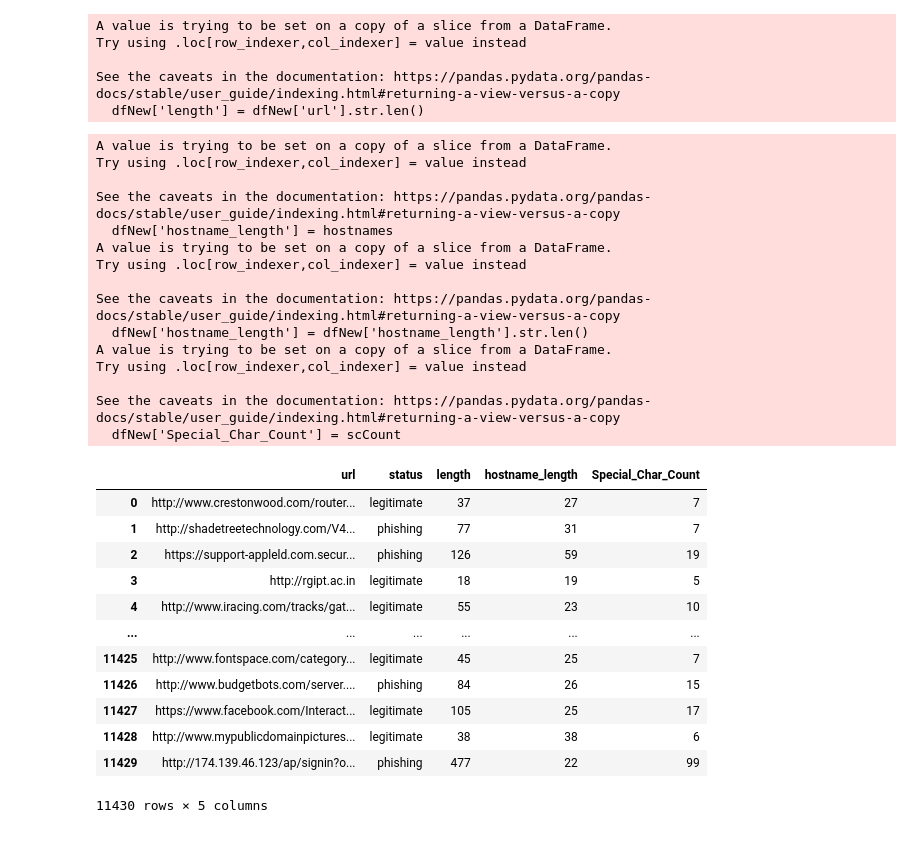
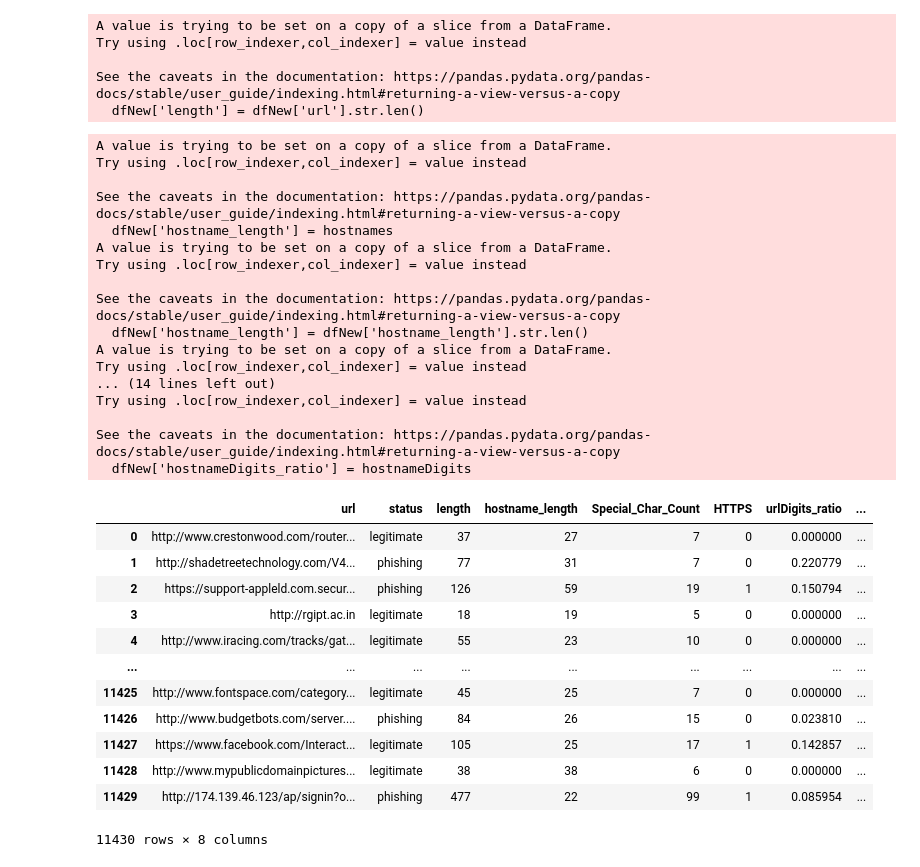
Before and after one commit to JavierCotto5201/LAB1_SDS, a Jupyter notebook: Laoratorio 1.ipynb, the cells around one changed output. Cells and saved outputs as stored; diff of their text form; code cells hidden in the pictures.

```diff
--- a/Laoratorio 1.ipynb
+++ b/Laoratorio 1.ipynb
@@ -139,36 +139,83 @@ def SpecialCharacters(dfNew):
     dfNew['Special_Char_Count'] = scCount
 
     return dfNew
+
+#Obtenemos si la URL tiene HTTPS o no
+def Check4HTTPS(dfNew):
+    check = []
+    for url in dfNew.url:
+        if "https" in url:
+            check.append(1)
+        else:
+            check.append(0)
+
+    dfNew['HTTPS'] = check
+    return dfNew
+
+#Obtenemos el ratio de números en la URL y en el Hostname
+def ratioDigits(dfNew):
+    digits = ["0", "1", "2", "3", "4", "5", "6", "7", "8", "9"]
+    hostnames = []
+    urlDigits = []
+    hostnameDigits = []
+    cont1 = 0
+    cont2 = 0
+
+    for url in dfNew.url:
+        for c in url:
+            if c in digits:
+                cont1 += 1
+
+        urlDigits.append(cont1/len(url))
+        cont1 = 0
+        hostnames.append('{uri.scheme}://{uri.netloc}/'.format(uri=urlparse(url)))
+
+    for hn in hostnames:
+        for c in hn:
+            if c in digits:
+                cont2 += 1
+
+        hostnameDigits.append(cont2/len(hn))
+        cont2 = 0
+
+    dfNew['urlDigits_ratio'] = urlDigits
+    dfNew['hostnameDigits_ratio'] = hostnameDigits
+
+    return dfNew
 # %%
 dfNew = getHostname(dfNew)
 dfNew = SpecialCharacters(dfNew)
+dfNew = Check4HTTPS(dfNew)
+dfNew = ratioDigits(dfNew)
 dfNew
 # %% [output]
 A value is trying to be set on a copy of a slice from a DataFrame.
 Try using .loc[row_indexer,col_indexer] = value instead
 
 See the caveats in the documentation: https://pandas.pydata.org/pandas-docs/stable/user_guide/indexing.html#returning-a-view-versus-a-copy
   dfNew['hostname_length'] = hostnames
 A value is trying to be set on a copy of a slice from a DataFrame.
 Try using .loc[row_indexer,col_indexer] = value instead
 
 See the caveats in the documentation: https://pandas.pydata.org/pandas-docs/stable/user_guide/indexing.html#returning-a-view-versus-a-copy
   dfNew['hostname_length'] = dfNew['hostname_length'].str.len()
 A value is trying to be set on a copy of a slice from a DataFrame.
 Try using .loc[row_indexer,col_indexer] = value instead
+... (14 lines left out)
+Try using .loc[row_indexer,col_indexer] = value instead
 
 See the caveats in the documentation: https://pandas.pydata.org/pandas-docs/stable/user_guide/indexing.html#returning-a-view-versus-a-copy
-  dfNew['Special_Char_Count'] = scCount
+  dfNew['hostnameDigits_ratio'] = hostnameDigits
-|  | url | status | length | hostname_length | Special_Char_Count |
-| 0 | http://www.crestonwood.com/router... | legitimate | 37 | 27 | 7 |
-| 1 | http://shadetreetechnology.com/V4... | phishing | 77 | 31 | 7 |
-| 2 | https://support-appleld.com.secur... | phishing | 126 | 59 | 19 |
-| 3 | http://rgipt.ac.in | legitimate | 18 | 19 | 5 |
-| 4 | http://www.iracing.com/tracks/gat... | legitimate | 55 | 23 | 10 |
-| ... | ... | ... | ... | ... | ... |
-| 11425 | http://www.fontspace.com/category... | legitimate | 45 | 25 | 7 |
-| 11426 | http://www.budgetbots.com/server.... | phishing | 84 | 26 | 15 |
-| 11427 | https://www.facebook.com/Interact... | legitimate | 105 | 25 | 17 |
-| 11428 | http://www.mypublicdomainpictures... | legitimate | 38 | 38 | 6 |
-| 11429 | http://174.139.46.123/ap/signin?o... | phishing | 477 | 22 | 99 |
+|  | url | status | length | hostname_length | Special_Char_Count | HTTPS | urlDigits_ratio | ... |
+| 0 | http://www.crestonwood.com/router... | legitimate | 37 | 27 | 7 | 0 | 0.000000 | ... |
+| 1 | http://shadetreetechnology.com/V4... | phishing | 77 | 31 | 7 | 0 | 0.220779 | ... |
+| 2 | https://support-appleld.com.secur... | phishing | 126 | 59 | 19 | 1 | 0.150794 | ... |
+| 3 | http://rgipt.ac.in | legitimate | 18 | 19 | 5 | 0 | 0.000000 | ... |
+| 4 | http://www.iracing.com/tracks/gat... | legitimate | 55 | 23 | 10 | 0 | 0.000000 | ... |
+| ... | ... | ... | ... | ... | ... | ... | ... | ... |
+| 11425 | http://www.fontspace.com/category... | legitimate | 45 | 25 | 7 | 0 | 0.000000 | ... |
+| 11426 | http://www.budgetbots.com/server.... | phishing | 84 | 26 | 15 | 0 | 0.023810 | ... |
+| 11427 | https://www.facebook.com/Interact... | legitimate | 105 | 25 | 17 | 1 | 0.142857 | ... |
+| 11428 | http://www.mypublicdomainpictures... | legitimate | 38 | 38 | 6 | 0 | 0.000000 | ... |
+| 11429 | http://174.139.46.123/ap/signin?o... | phishing | 477 | 22 | 99 | 1 | 0.085954 | ... |
-11430 rows × 5 columns
+11430 rows × 8 columns
```
Also changed, not shown: parts of 3 cells of this notebook.
